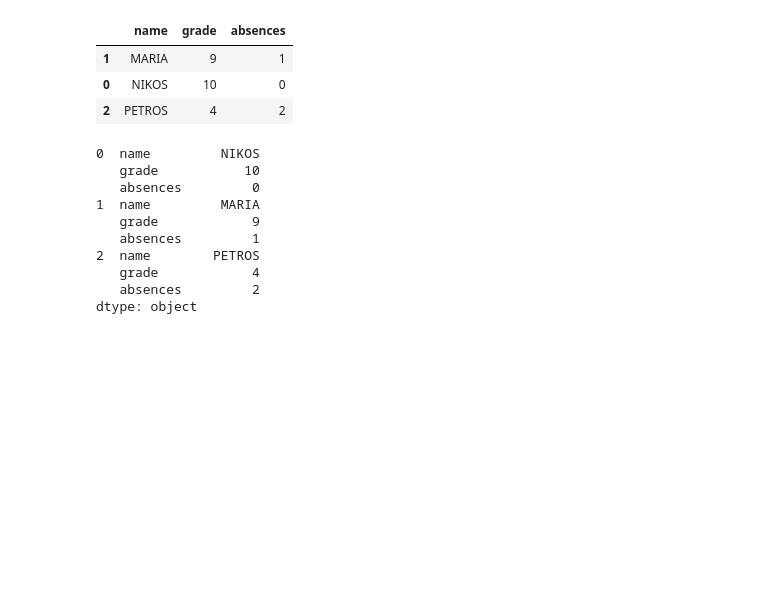
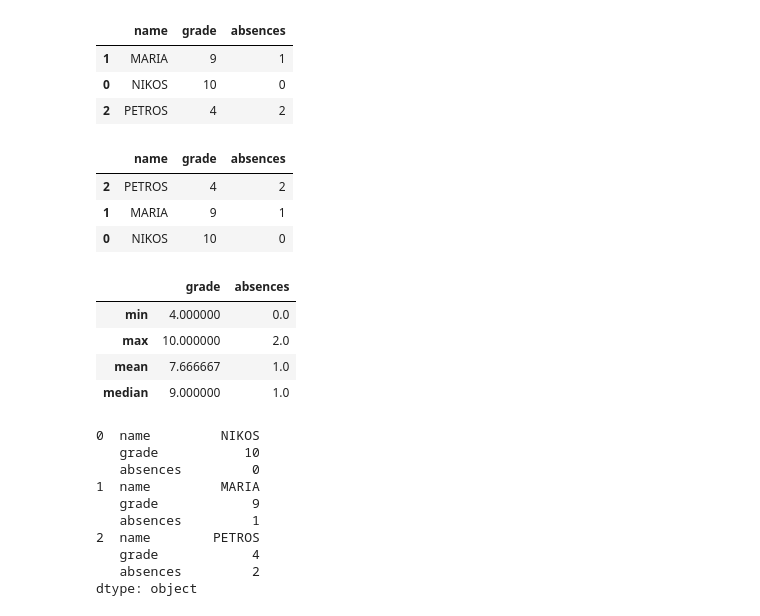
Before and after one commit to chgogos/dituoi_agp, a Jupyter notebook: pl/python/notebooks/pandas.ipynb, the cells around one changed output. Saved outputs shown, nothing was run; the diff lists cells and outputs as text; code cells hidden in the pictures; blank space fills up the shorter version.

```diff
--- a/pl/python/notebooks/pandas.ipynb
+++ b/pl/python/notebooks/pandas.ipynb
@@ -324,6 +417,23 @@ df_grades5.sort_values('name')
 | 1 | MARIA | 9 | 1 |
 | 0 | NIKOS | 10 | 0 |
 | 2 | PETROS | 4 | 2 |
+# %%
+df_grades5.sort_values(by=['grade','absences'], ascending=[True, False])
+# %% [output]
+|  | name | grade | absences |
+| 2 | PETROS | 4 | 2 |
+| 1 | MARIA | 9 | 1 |
+| 0 | NIKOS | 10 | 0 |
+# %%
+# συναθροιστικές συναρτήσεις
+
+df_grades5[["grade", "absences"]].agg(['min','max','mean','median'])
+# %% [output]
+|  | grade | absences |
+| min | 4.000000 | 0.0 |
+| max | 10.000000 | 2.0 |
+| mean | 7.666667 | 1.0 |
+| median | 9.000000 | 1.0 |
 # %%
 # stack
 
```
Also changed, not shown: parts of 18 cells of this notebook, 10 other files.
